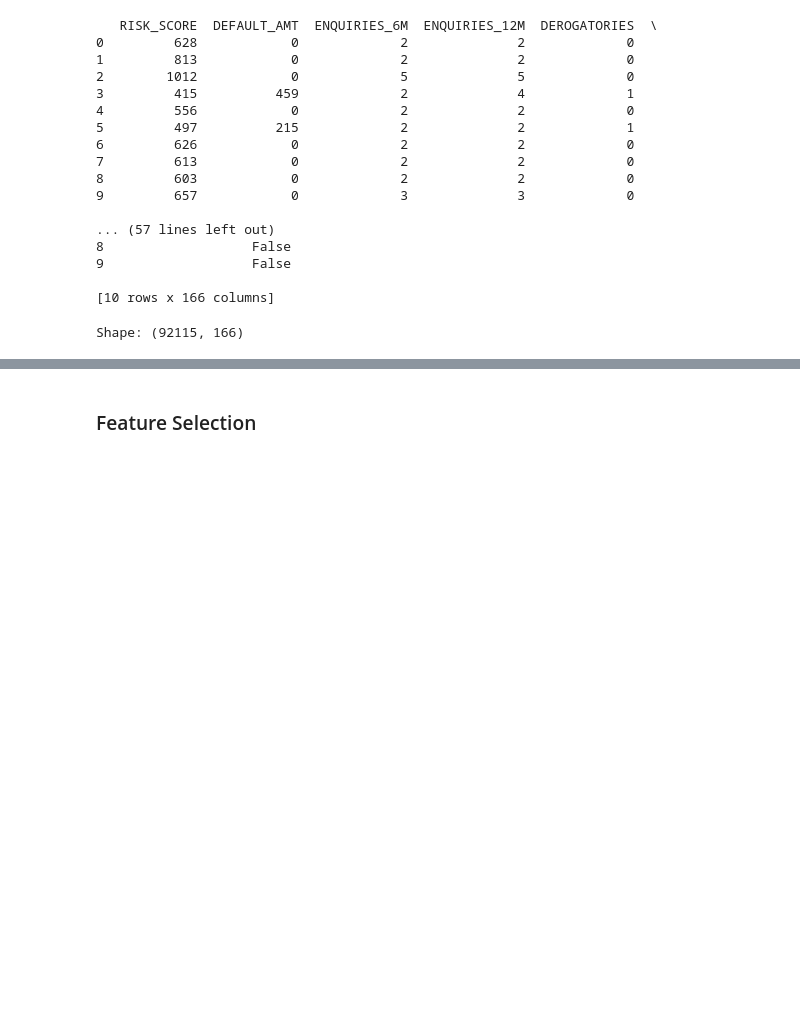
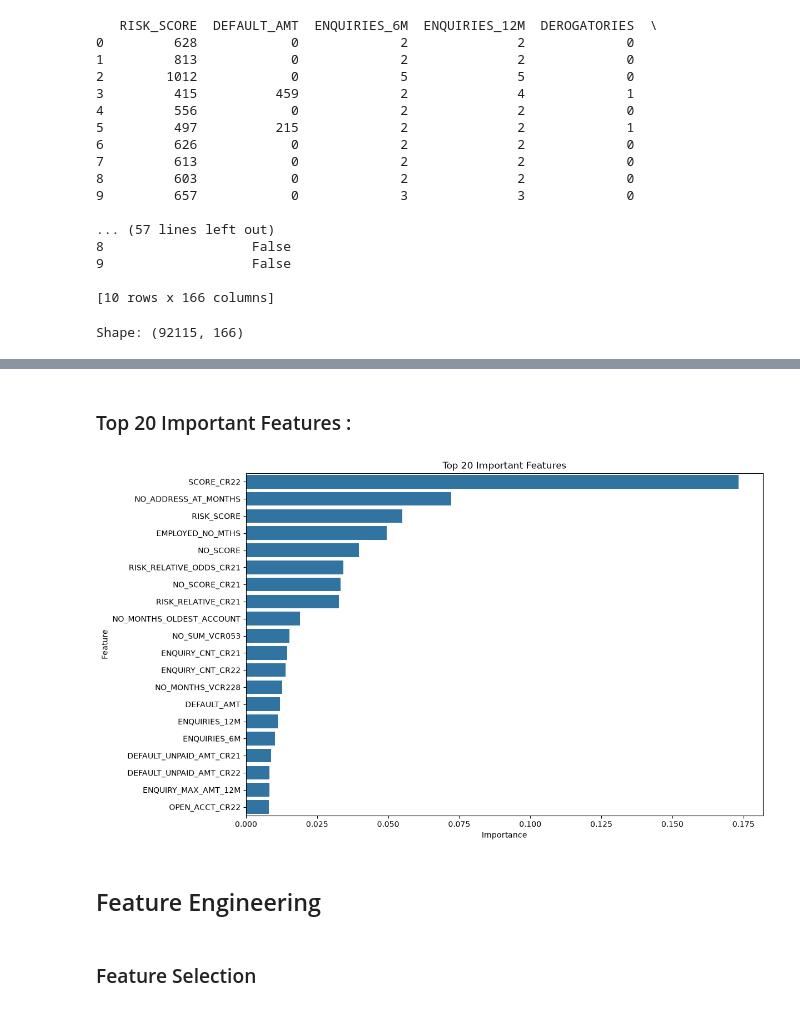
Before and after one commit to Omprasath26/Bad_Debt_Prediction, a Jupyter notebook: main.ipynb, the cells around one changed output, grey strips where cells are left out. Saved outputs shown, nothing was run; the diff lists cells and outputs as text; code cells hidden in the pictures; blank space fills up the shorter version.

```diff
--- a/main.ipynb
+++ b/main.ipynb
@@ -646,3 +710,22 @@ Shape: (92115, 166)
+# %% [markdown]
+### Top 20 Important Features :
+# %%
+top20 = feature_importance.head(20)
+
+plt.figure(figsize=(12,8))
+
+sns.barplot(
+    data=top20,
+    x="Importance",
+    y="Feature"
+)
+
+plt.title("Top 20 Important Features")
+plt.show()
+# %% [output]
+[figure, added]
+# %% [markdown]
+## Feature Engineering
 # %% [markdown]
 ### Feature Selection
 # %%
```
Also changed, not shown: parts of 13 cells of this notebook, 1 other file.
